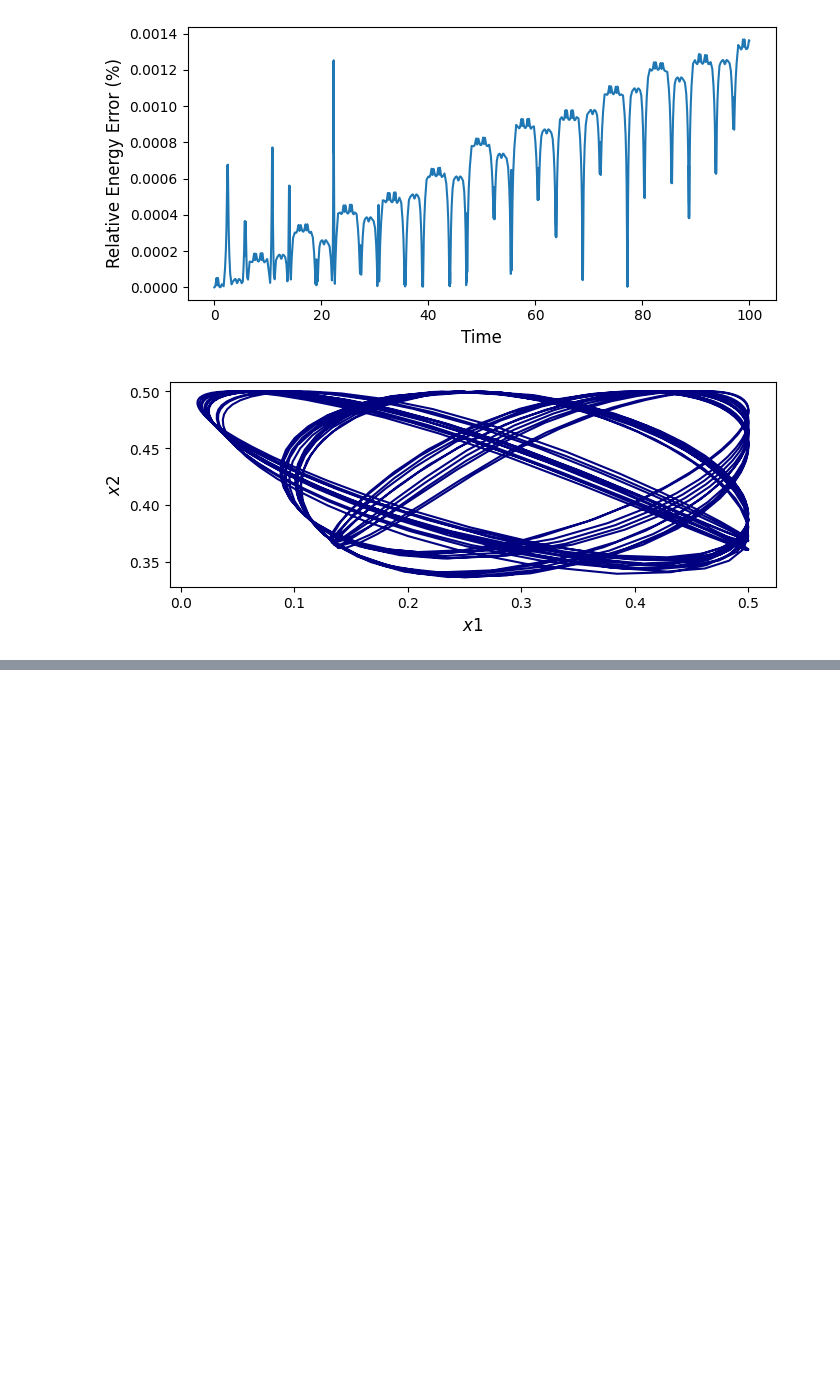
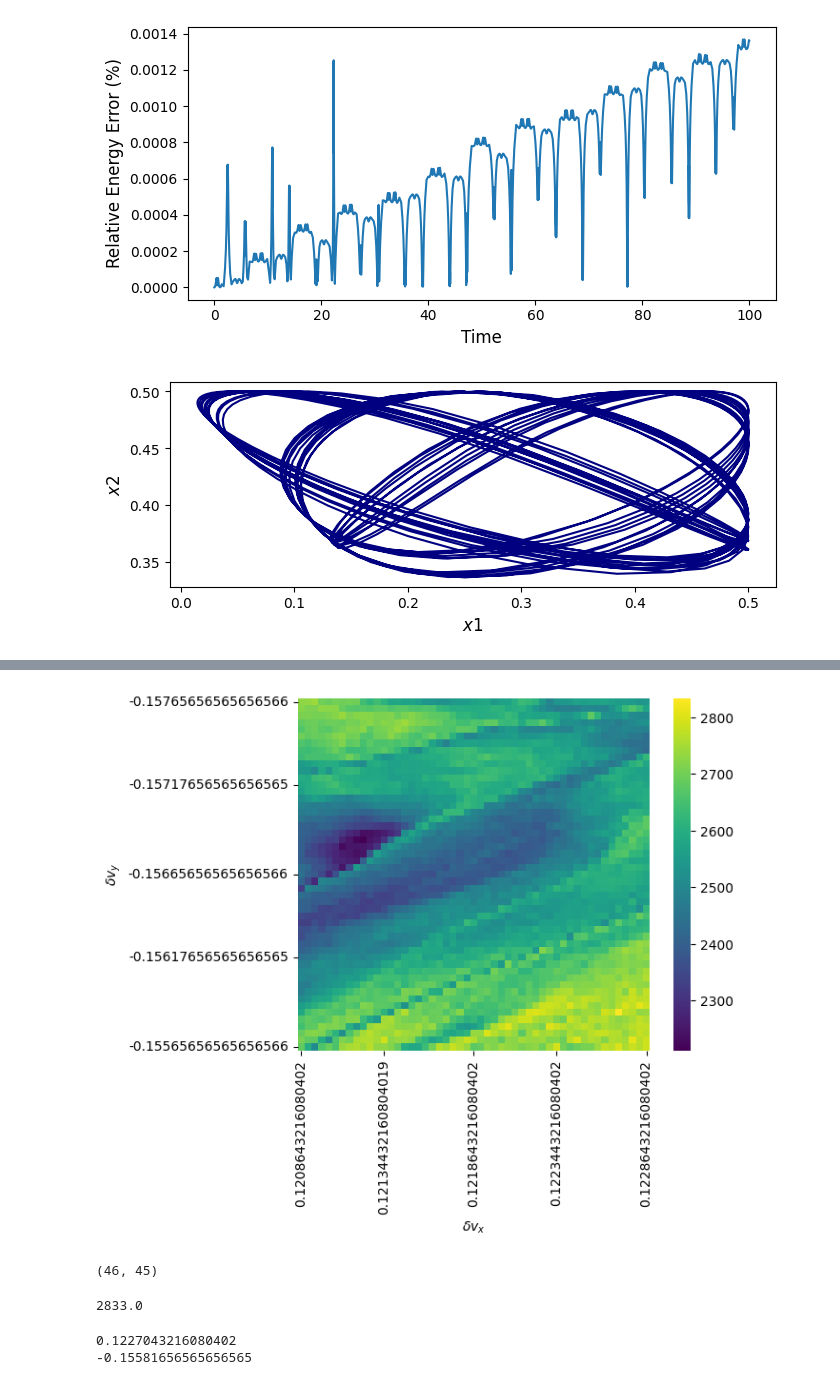
Before and after one commit to williamjones7/Dissertation, a Jupyter notebook: AnomalousResult.ipynb, the cells around one changed output, grey strips where cells are left out. Cells and saved outputs as stored; diff of their text form; code cells hidden in the pictures; blank space fills up the shorter version.

```diff
--- a/AnomalousResult.ipynb
+++ b/AnomalousResult.ipynb
@@ -222,0 +318,5 @@ df.to_csv("Data/Fig8/Fig8VarianceAnomaly/stabilitiesZoomed.csv")
+# %%
+index = np.unravel_index(np.argmin(variances), variances.shape)
+# %%
+exs = np.linspace(exs[index[0]]-0.0001,exs[index[0]]+0.0001,51)
+eys = np.linspace(eys[index[1]]-0.0001,eys[index[1]]+0.0001, 51)
@@ -222,0 +443,52 @@ df.to_csv("Data/Fig8/Fig8VarianceAnomaly/stabilitiesZoomed.csv")
+# %%
+variances = np.array(variances).reshape(len(exs), len(eys))
+stabilities = np.array(stabilities).reshape(len(exs),len(eys))
+# %%
+import seaborn as sns
+from matplotlib.colors import ListedColormap
+
+
+# Create a figure and axis for the heatmap
+fig, ax = plt.subplots()
+
+# Create the heatmap using Seaborn
+sns.heatmap(variances.T,cmap = 'viridis',  cbar=True, ax=ax)
+
+# Determine the tick positions
+num_ticks = 5
+tick_positionsx = np.linspace(0, variances.shape[0] - 1, num_ticks, dtype=int)
+tick_positionsy = np.linspace(0, variances.shape[1] - 1, num_ticks, dtype=int)
+
+# Set the tick positions and labels for both x-axis and y-axis
+ax.set_xticks(tick_positionsx + 0.5)
+ax.set_yticks(tick_positionsy + 0.5)
+ax.set_xticklabels(exs[tick_positionsx])
+ax.set_yticklabels(eys[tick_positionsy])
+
+# Set axis labels and title
+ax.set_xlabel(f'$\delta v_x$')
+ax.set_ylabel('$\delta v_y$')
+
+# colorbar = ax.collections[0].colorbar
+# colorbar.set_ticks(0.375 * np.array([1, 3, 5, 7]))
+# colorbar.set_ticklabels(['$d > 10$', '$T > {1000}}$', '$h < 0.001$', '$E > 0.01$'])
+
+ax.set_aspect('equal')
+# Show the plot
+plt.show()
+# %% [output]
+[figure, added]
+# %%
+print(np.unravel_index(np.argmax(variances), variances.shape))
+# %% [output]
+(46, 45)
+# %%
+print(variances[46, 45])
+# %% [output]
+2833.0
+# %%
+print(exs.T[46])
+print(eys[46])
+# %% [output]
+0.1227043216080402
+-0.15581656565656565
```
Also changed, not shown: parts of 12 cells of this notebook, 10 other files.
